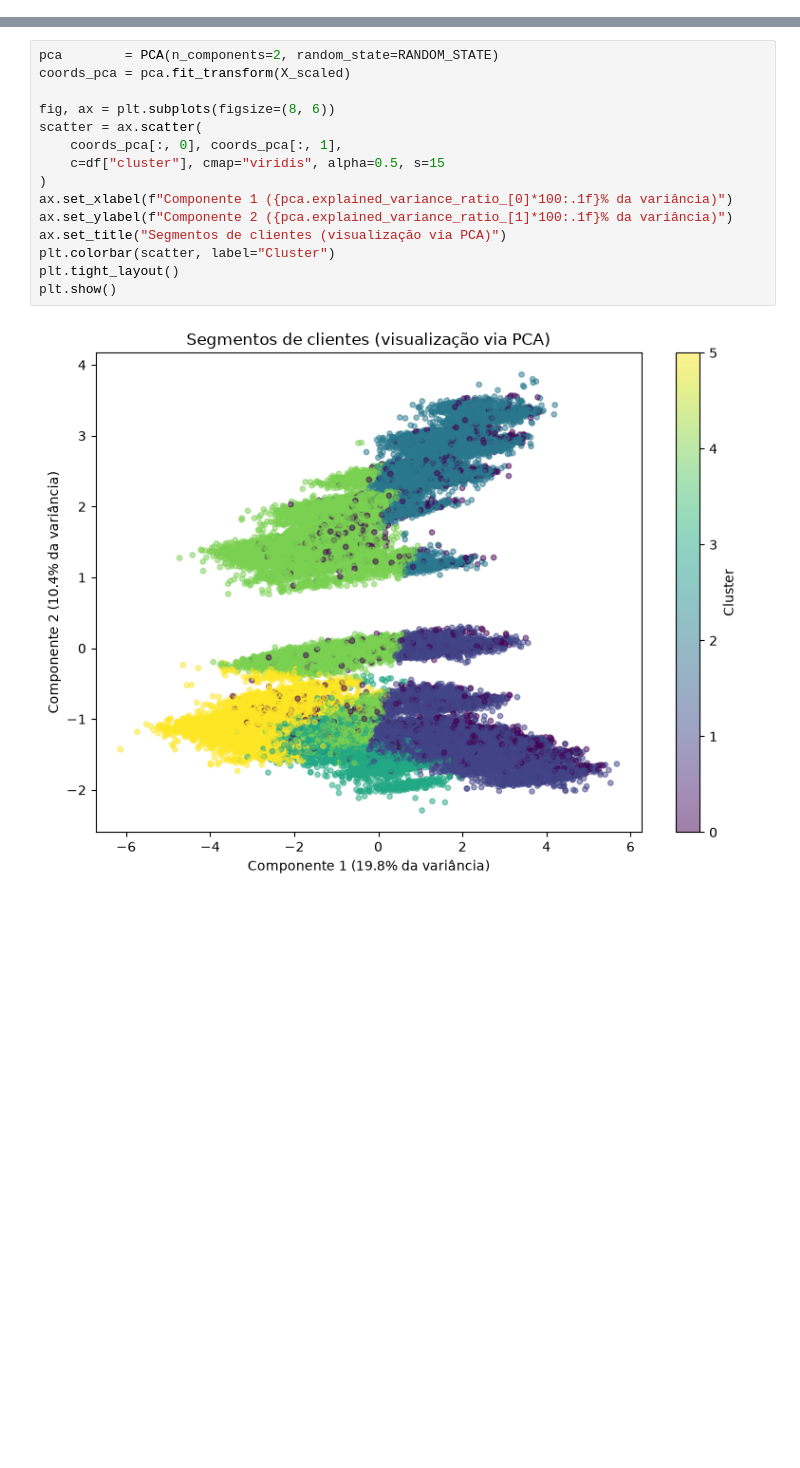
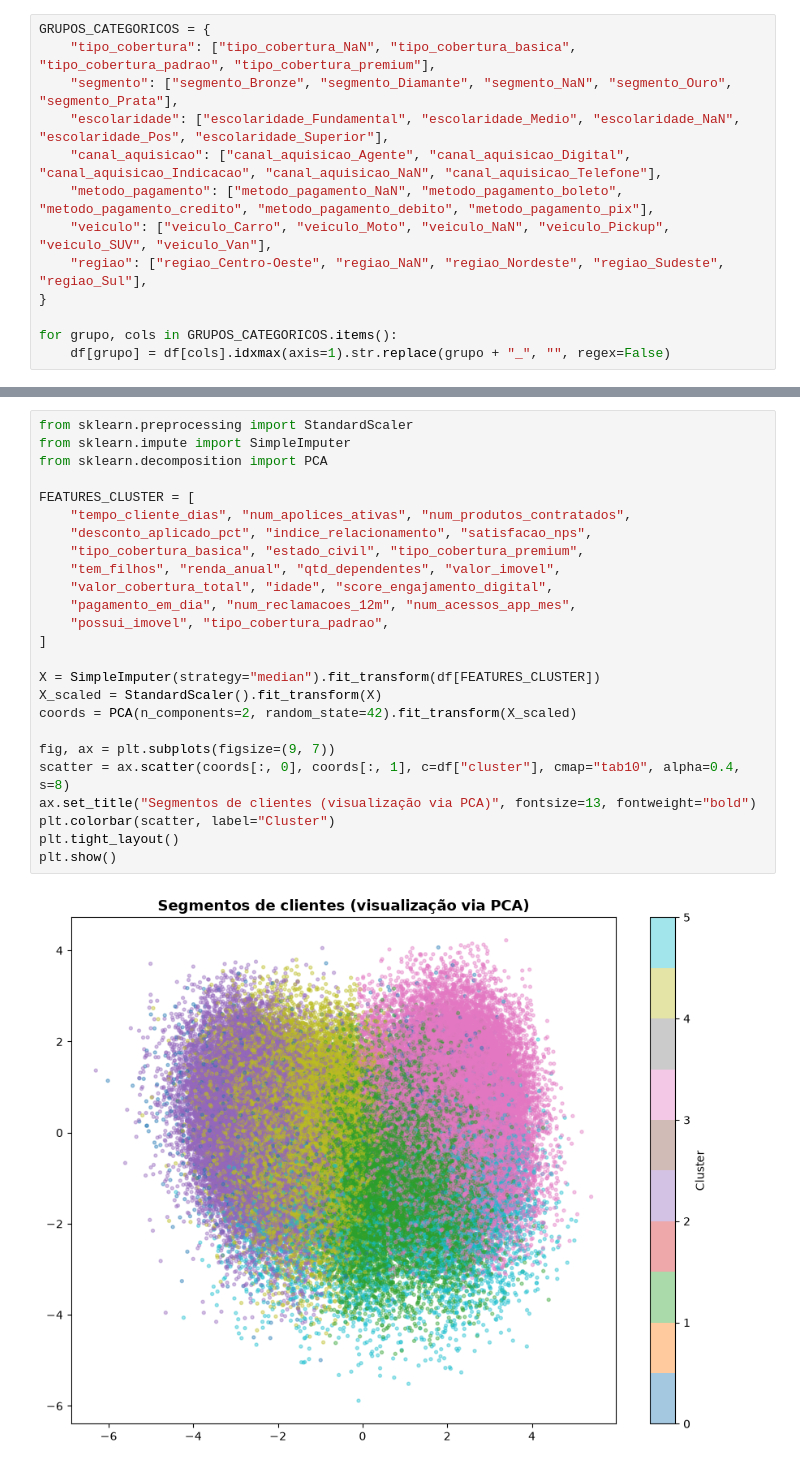
Before and after one commit to cauedpinheiro/equipe5_PRT, a Jupyter notebook: notebooks/clusterização/clusterizacao_clientes.ipynb, the cells around one changed output, grey strips where cells are left out. Cells and saved outputs as stored; diff of their text form; blank space fills up the shorter version.

Commit message:
clusters

```diff
--- a/notebooks/clusterização/clusterizacao_clientes.ipynb
+++ b/notebooks/clusterização/clusterizacao_clientes.ipynb
@@ -343,0 +46,13 @@ cluster
+# %%
+GRUPOS_CATEGORICOS = {
+    "tipo_cobertura": ["tipo_cobertura_NaN", "tipo_cobertura_basica", "tipo_cobertura_padrao", "tipo_cobertura_premium"],
+    "segmento": ["segmento_Bronze", "segmento_Diamante", "segmento_NaN", "segmento_Ouro", "segmento_Prata"],
+    "escolaridade": ["escolaridade_Fundamental", "escolaridade_Medio", "escolaridade_NaN", "escolaridade_Pos", "escolaridade_Superior"],
+    "canal_aquisicao": ["canal_aquisicao_Agente", "canal_aquisicao_Digital", "canal_aquisicao_Indicacao", "canal_aquisicao_NaN", "canal_aquisicao_Telefone"],
+    "metodo_pagamento": ["metodo_pagamento_NaN", "metodo_pagamento_boleto", "metodo_pagamento_credito", "metodo_pagamento_debito", "metodo_pagamento_pix"],
+    "veiculo": ["veiculo_Carro", "veiculo_Moto", "veiculo_NaN", "veiculo_Pickup", "veiculo_SUV", "veiculo_Van"],
+    "regiao": ["regiao_Centro-Oeste", "regiao_NaN", "regiao_Nordeste", "regiao_Sudeste", "regiao_Sul"],
+}
+
+for grupo, cols in GRUPOS_CATEGORICOS.items():
+    df[grupo] = df[cols].idxmax(axis=1).str.replace(grupo + "_", "", regex=False)
@@ -349,17 +116,27 @@ O PCA reduz para 2 componentes artificiais que preservam o máximo de variância
 # %%
-pca        = PCA(n_components=2, random_state=RANDOM_STATE)
-coords_pca = pca.fit_transform(X_scaled)
+from sklearn.preprocessing import StandardScaler
+from sklearn.impute import SimpleImputer
+from sklearn.decomposition import PCA
 
-fig, ax = plt.subplots(figsize=(8, 6))
-scatter = ax.scatter(
-    coords_pca[:, 0], coords_pca[:, 1],
-    c=df["cluster"], cmap="viridis", alpha=0.5, s=15
-)
-ax.set_xlabel(f"Componente 1 ({pca.explained_variance_ratio_[0]*100:.1f}% da variância)")
-ax.set_ylabel(f"Componente 2 ({pca.explained_variance_ratio_[1]*100:.1f}% da variância)")
-ax.set_title("Segmentos de clientes (visualização via PCA)")
+FEATURES_CLUSTER = [
+    "tempo_cliente_dias", "num_apolices_ativas", "num_produtos_contratados",
+    "desconto_aplicado_pct", "indice_relacionamento", "satisfacao_nps",
+    "tipo_cobertura_basica", "estado_civil", "tipo_cobertura_premium",
+    "tem_filhos", "renda_anual", "qtd_dependentes", "valor_imovel",
+    "valor_cobertura_total", "idade", "score_engajamento_digital",
+    "pagamento_em_dia", "num_reclamacoes_12m", "num_acessos_app_mes",
+    "possui_imovel", "tipo_cobertura_padrao",
+]
+
+X = SimpleImputer(strategy="median").fit_transform(df[FEATURES_CLUSTER])
+X_scaled = StandardScaler().fit_transform(X)
+coords = PCA(n_components=2, random_state=42).fit_transform(X_scaled)
+
+fig, ax = plt.subplots(figsize=(9, 7))
+scatter = ax.scatter(coords[:, 0], coords[:, 1], c=df["cluster"], cmap="tab10", alpha=0.4, s=8)
+ax.set_title("Segmentos de clientes (visualização via PCA)", fontsize=13, fontweight="bold")
 plt.colorbar(scatter, label="Cluster")
 plt.tight_layout()
 plt.show()
 # %% [output]
-[figure, old version]
+[figure, new version]
```
Also changed, not shown: parts of 33 cells of this notebook, 2 other files.
